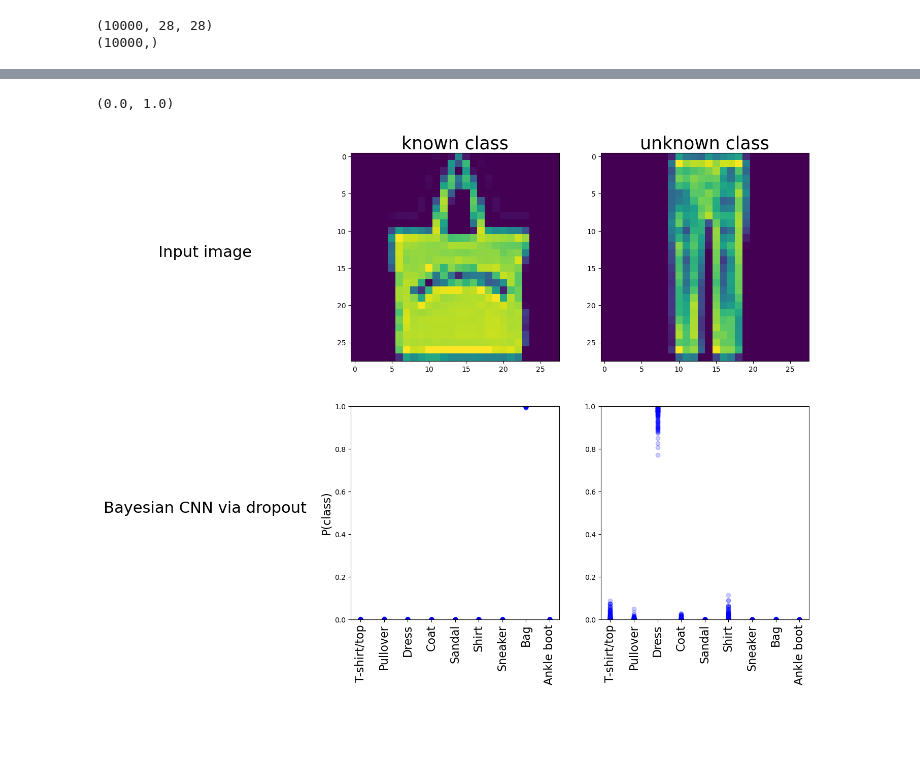
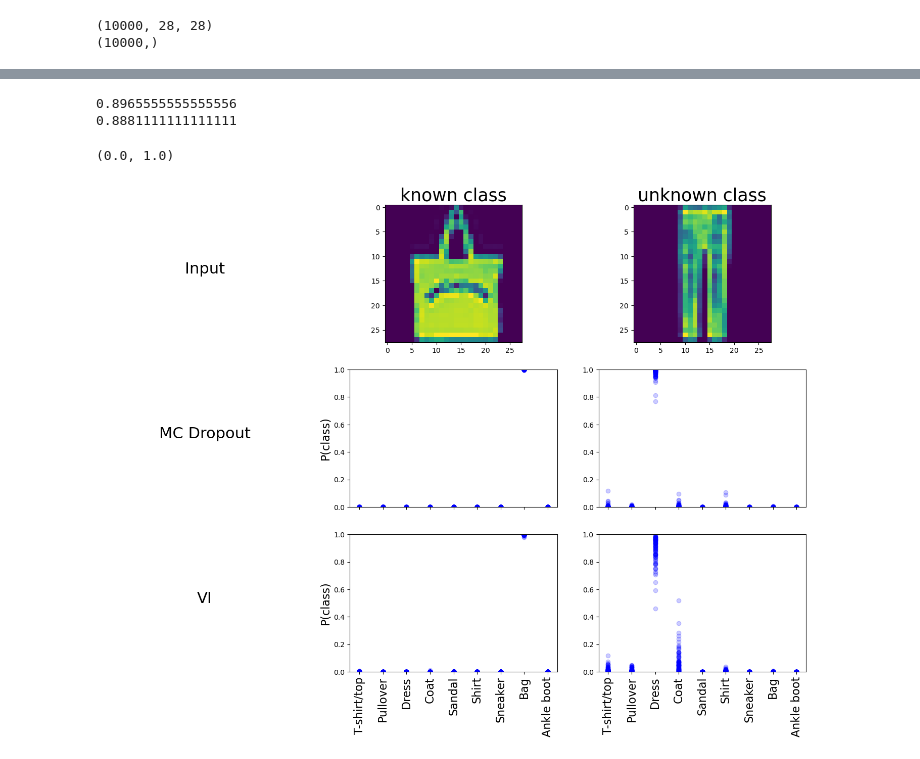
Before and after one commit to jkreula/Bayesian-deep-learning, a Jupyter notebook: Uncertainty-for-unseen-categories.ipynb, the cells around one changed output, grey strips where cells are left out. Drawn from its saved outputs; the diff is of its cells as text; code cells hidden in the pictures; blank space fills up the shorter version.

```diff
--- a/Uncertainty-for-unseen-categories.ipynb
+++ b/Uncertainty-for-unseen-categories.ipynb
@@ -93,9 +93,12 @@ y_train_known_onehot.shape
 from tensorflow.keras.layers import Convolution2D, MaxPooling2D, Dropout, Flatten, Dense, Input, BatchNormalization
 from tensorflow.keras import Model
 
+# Create a separate class for MCDropout layers that can be used also during test
 class MCDropout(Dropout):
     def call(self, inputs):
         return super().call(inputs, training=True)
+
+BATCH_SIZE = 32
 
 # Define model
 input_ = Input(shape=(28,28,1))
@@ -145,10 +148,10 @@ Trainable params: 122,549
 Non-trainable params: 400
 _________________________________________________________________
 # %%
-history_mc=model_mc.fit(X_train_known, y_train_known_onehot,
-                        validation_data=(X_valid_known, y_valid_known_onehot),
-                        batch_size=32,
-                        epochs=100,
+history_mc=model_mc.fit(X_train, y_train_onehot,
+                        validation_data=(X_valid, y_valid_onehot),
+                        batch_size=BATCH_SIZE,
+                        epochs=500,
                         verbose=1,
                         callbacks=[keras.callbacks.EarlyStopping(patience=10), keras.callbacks.ModelCheckpoint("mc_dropout_model_no_trousers.h5", save_best_only=True)])
 # %% [output]
@@ -180,0 +233,7 @@ plt.legend()
+# %%
+history_vi=model_vi.fit(X_train, y_train_onehot,
+                        validation_data=(X_valid, y_valid_onehot),
+                        batch_size=BATCH_SIZE,
+                        epochs=200,
+                        verbose=1,
+                        callbacks=[keras.callbacks.EarlyStopping(patience=10), keras.callbacks.ModelCheckpoint("vi_dropout_model_no_trousers.h5", save_best_only=True)])
@@ -181,3 +258,5 @@ plt.legend()
+# %%
+X_test=((X_test/255)-0.5)*2
 # %%
 known_idx=np.where(y_test != unknown_class)[0]
 unknown_idx=np.where(y_test == unknown_class)[0]
@@ -214,3 +275,13 @@ y_pred_all = np.argmax(p_pred_all2, axis=1)
+# %%
+for p in (p_pred_known_mc, p_pred_known_vi):
+    idx_pred_known = np.argmax(p, axis=1)
+    pred_classes = np.array([class_names_known[i] for i in idx_pred_known])
+    correct_classes = np.array([class_names[i] for i in y_test_known])
+    # Accuracy
+    print(np.mean(pred_classes == correct_classes))
+# %% [output]
+0.8965555555555556
+0.8881111111111111
 # %%
 #n_reps = 100
 #y_pred = np.zeros(len(X_test))
@@ -226,33 +297,52 @@ from copy import deepcopy
 class_names_known = deepcopy(class_names)
 class_names_known.remove(class_names[unknown_class])
 # %%
+num_samples = 100
+
 plt.figure(figsize=(18,12))
-plt.subplot(2,3,1)
+plt.subplot(3,3,1)
 plt.axis('off')
-plt.text(0.5,0.5, "Input image",fontsize=22,horizontalalignment='center')
-plt.subplot(2,3,2)
+plt.text(0.5,0.5, "Input",fontsize=22,horizontalalignment='center')
+plt.subplot(3,3,2)
 plt.imshow(np.squeeze(np.array(((((X_test_known[random_sample_known])/2)+0.5)*255),dtype="uint8")))
 plt.title("known class",fontsize=25)
-plt.subplot(2,3,3)
+plt.subplot(3,3,3)
 plt.imshow(np.squeeze(np.array(((((X_test_unknown[random_sample_unknown])/2)+0.5)*255),dtype="uint8")))
 plt.title("unknown class",fontsize=25)
 
-plt.subplot(2,3,4)
+plt.subplot(3,3,4)
 plt.axis('off')
-plt.text(0.5,0.5, "Bayesian CNN via dropout",fontsize=22,horizontalalignment='center')
-plt.subplot(2,3,5)
-for i in range(0,100):
+plt.text(0.5,0.5, "MC Dropout",fontsize=22,horizontalalignment='center')
+plt.subplot(3,3,5)
+for i in range(0, num_samples):
   plt.scatter(range(0,9),model_mc.predict(X_test_known[random_sample_known]),c="blue",alpha=0.2)
+plt.xticks(range(0,9),labels=[""]*9,fontsize=16)
+plt.xticks(rotation=90)
+plt.ylim([0,1])
+plt.ylabel("P(class)",fontsize=16)
+plt.subplot(3,3,6)
+for i in range(0, num_samples):
+  plt.scatter(range(0,9),model_mc.predict(X_test_unknown[random_sample_unknown]),c="blue",alpha=0.2)
+plt.xticks(range(0,9),labels=[""]*9,fontsize=16)
+plt.xticks(rotation=90)
+plt.ylim([0,1])
+
+plt.subplot(3,3,7)
+plt.axis('off')
+plt.text(0.5,0.5, "VI",fontsize=22,horizontalalignment='center')
+plt.subplot(3,3,8)
+for i in range(0, num_samples):
+  plt.scatter(range(0,9),model_vi.predict(X_test_known[random_sample_known]),c="blue",alpha=0.2)
 plt.xticks(range(0,9),labels=class_names_known,fontsize=16)
 plt.xticks(rotation=90)
 plt.ylim([0,1])
 plt.ylabel("P(class)",fontsize=16)
-plt.subplot(2,3,6)
-for i in range(0,100):
-  plt.scatter(range(0,9),model_mc.predict(X_test_unknown[random_sample_unknown]),c="blue",alpha=0.2)
+plt.subplot(3,3,9)
+for i in range(0, num_samples):
+  plt.scatter(range(0,9),model_vi.predict(X_test_unknown[random_sample_unknown]),c="blue",alpha=0.2)
 plt.xticks(range(0,9),labels=class_names_known,fontsize=16)
 plt.xticks(rotation=90)
 plt.ylim([0,1])
 # %% [output]
 (0.0, 1.0)
-[figure, old version]
+[figure, new version]
```
Also changed, not shown: parts of 25 cells of this notebook.
